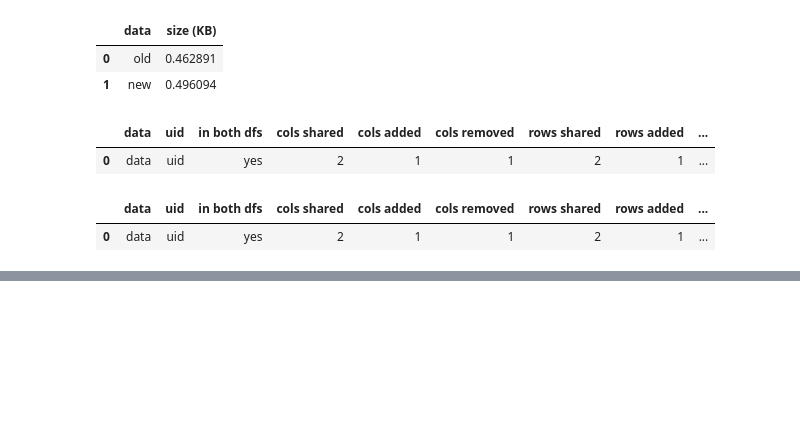
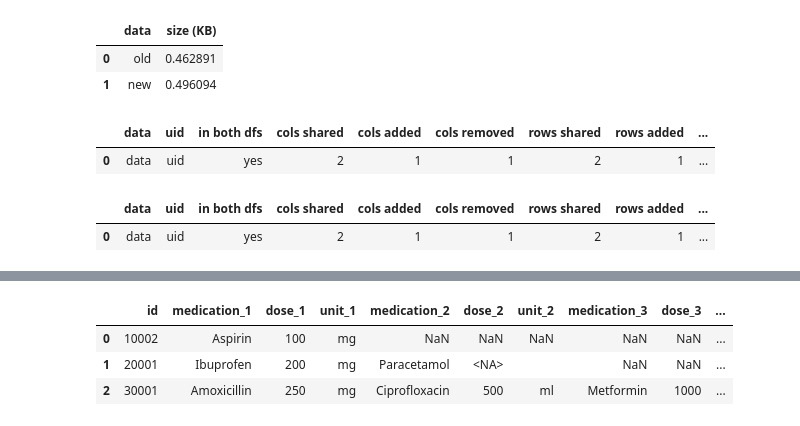
Before and after one commit to MartinVoelkl94/dukit, a Jupyter notebook: interactive_demo.ipynb, the cells around one changed output, grey strips where cells are left out. Saved outputs shown, nothing was run; the diff lists cells and outputs as text; code cells hidden in the pictures; blank space fills up the shorter version.

Commit message:
dk.pandas: updated stack() & unstack()
Changes to be committed:
	modified:   interactive_demo.ipynb
	modified:   src/dukit/pandas.py

```diff
--- a/interactive_demo.ipynb
+++ b/interactive_demo.ipynb
@@ -1007,0 +999,4 @@ display(patients, medications)
+# %%
+deduplicated = medications.copy()
+deduplicated['id'] = dk.deduplicate(medications['id'])
+deduplicated
@@ -1007,0 +1011,14 @@ display(patients, medications)
+# %%
+unstacked = dk.unstack(
+    deduplicated,
+    uid='id',
+    uid_pattern=r'(?P<uid>.+)_(?P<subid>.+)',
+    col_template='{col}_{subid}',
+    cols_keep=None,
+    )
+unstacked
+# %% [output]
+|  | id | medication_1 | dose_1 | unit_1 | medication_2 | dose_2 | unit_2 | medication_3 | dose_3 | ... |
+| 0 | 10002 | Aspirin | 100 | mg | NaN | NaN | NaN | NaN | NaN | ... |
+| 1 | 20001 | Ibuprofen | 200 | mg | Paracetamol | <NA> |  | NaN | NaN | ... |
+| 2 | 30001 | Amoxicillin | 250 | mg | Ciprofloxacin | 500 | ml | Metformin | 1000 | ... |
```
Also changed, not shown: parts of 16 cells of this notebook, 1 other file.
